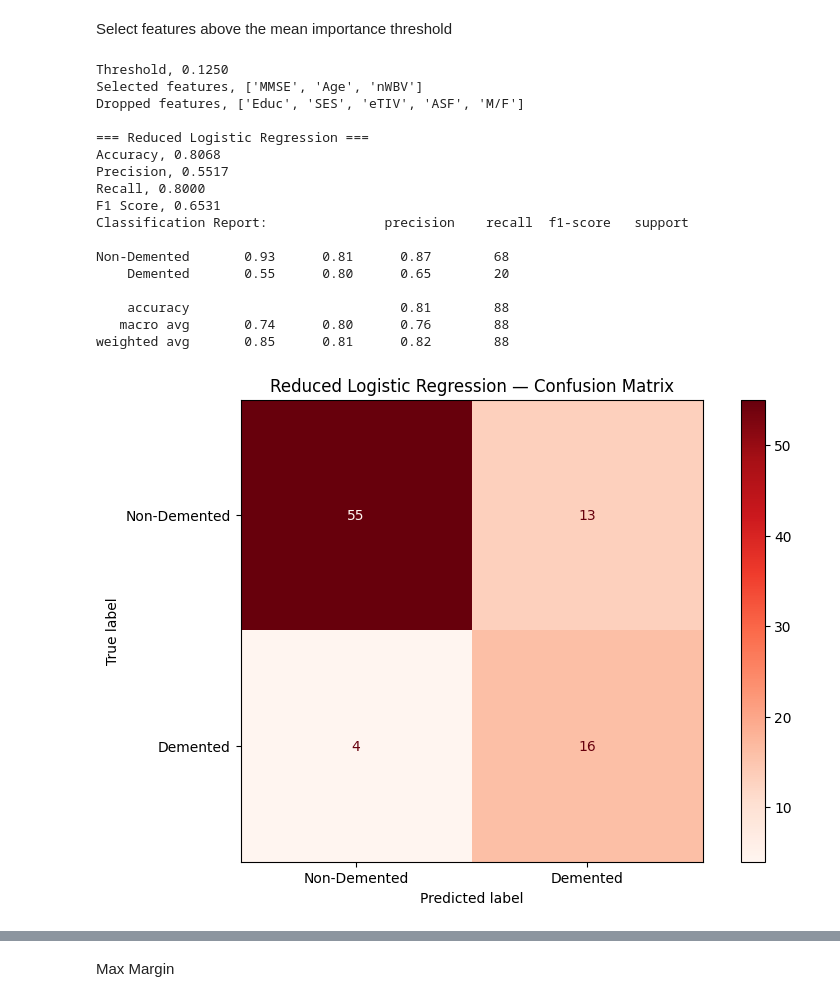
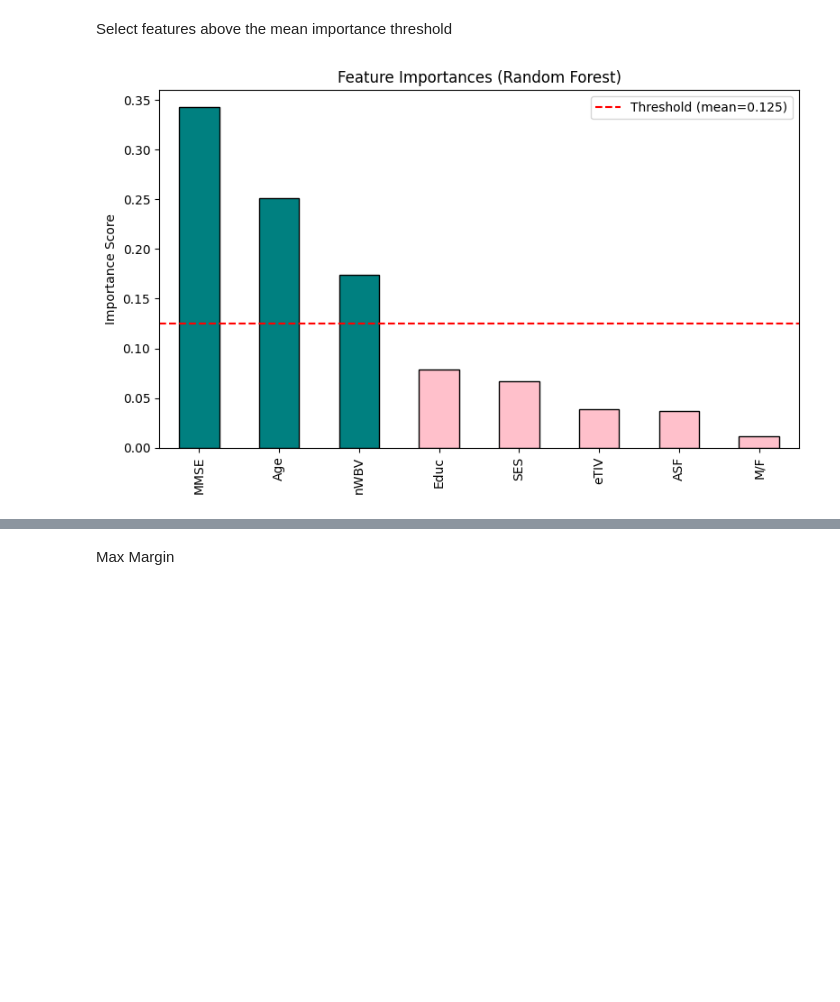
Before and after one commit to arundhati-hive2/AlzheimersDetection, a Jupyter notebook: alzheimers.ipynb, the cells around one changed output, grey strips where cells are left out. Saved outputs shown, nothing was run; the diff lists cells and outputs as text; code cells hidden in the pictures; blank space fills up the shorter version.

```diff
--- a/alzheimers.ipynb
+++ b/alzheimers.ipynb
@@ -472,40 +472,18 @@ dtype: float64
 # %% [markdown]
 Select features above the mean importance threshold
-# %%
-
-threshold=importances.mean()
-selected_features=importances[importances >= threshold].index.tolist()
-dropped_features=importances[importances < threshold].index.tolist()
-print(f"Threshold, {threshold:.4f}")
-print(f"Selected features, {selected_features}")
-print(f"Dropped features, {dropped_features}")
-
-feature_cols=list(X.columns)
-selected_idx=[feature_cols.index(f) for f in selected_features]
-X_train_fs=X_train_sc[:, selected_idx]
-X_test_fs=X_test_sc[:, selected_idx]
-
-# Retrain on reduced feature set
-lr_fs = LogisticRegression(random_state=42)
-res_fs = evaluate_model(lr_fs, X_train_fs, y_train_sm, X_test_fs, y_test, model_name="Reduced Logistic Regression")
-r.append(res_fs)
-# %% [output]
-Threshold, 0.1250
-Selected features, ['MMSE', 'Age', 'nWBV']
-Dropped features, ['Educ', 'SES', 'eTIV', 'ASF', 'M/F']
-
-=== Reduced Logistic Regression ===
-Accuracy, 0.8068
-Precision, 0.5517
-Recall, 0.8000
-F1 Score, 0.6531
-Classification Report:               precision    recall  f1-score   support
-
-Non-Demented       0.93      0.81      0.87        68
-    Demented       0.55      0.80      0.65        20
-
-    accuracy                           0.81        88
-   macro avg       0.74      0.80      0.76        88
-weighted avg       0.85      0.81      0.82        88
-[figure, removed]
+# %%
+threshold = importances.mean()
+
+fig, ax = plt.subplots(figsize=(8, 5))
+importances.plot(kind="bar", ax=ax,
+                 color=["teal" if i >= threshold else "pink" for i in importances],
+                 edgecolor="black")
+ax.axhline(y=threshold, color="red", linestyle="--", label=f"Threshold (mean={threshold:.3f})")
+ax.set_title("Feature Importances (Random Forest)")
+ax.set_ylabel("Importance Score")
+ax.legend()
+plt.tight_layout()
+plt.show()
+# %% [output]
+[figure, added]
 # %%
```
Also changed, not shown: parts of 16 cells of this notebook.
